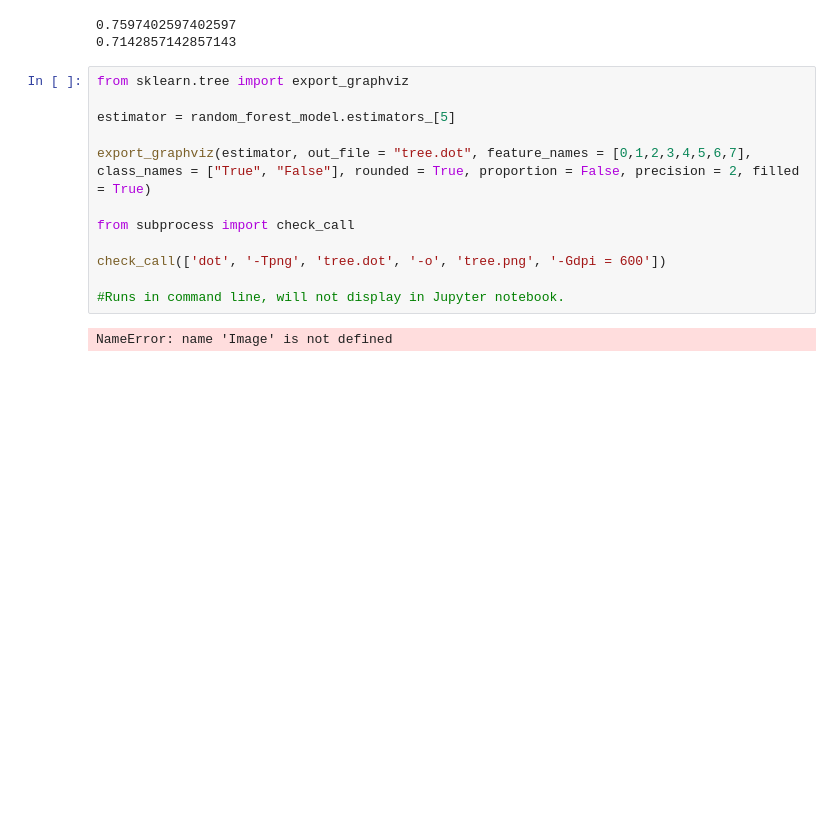
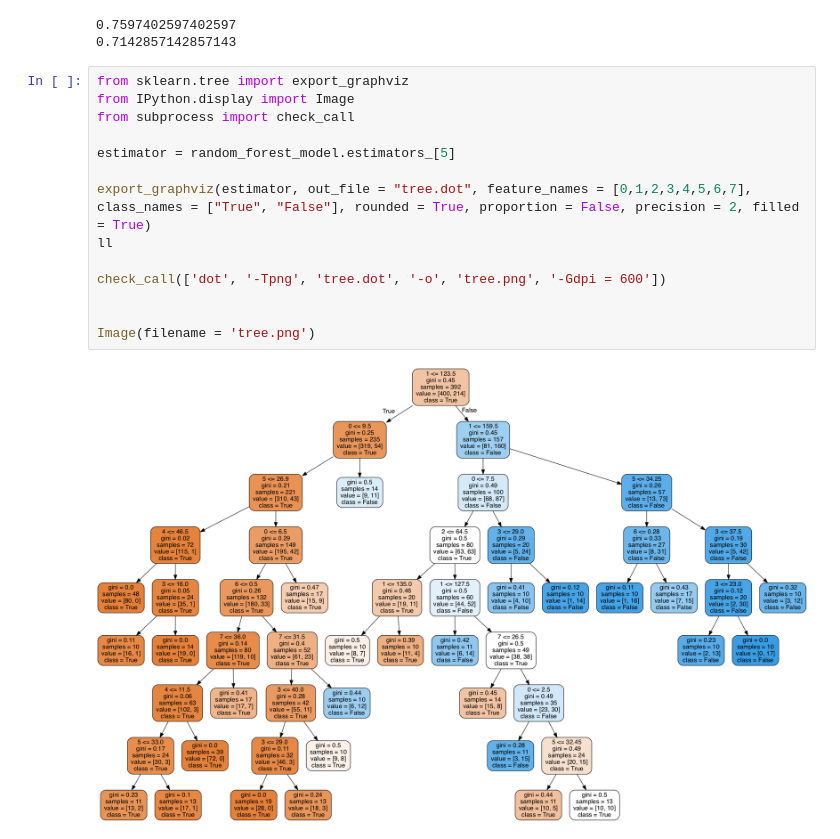
Before and after one commit to AI4PH/Predeparture, a Jupyter notebook: assignment2/Assign2_RachelRalph.ipynb, the cells around one changed output. Cells and saved outputs as stored; diff of their text form; blank space fills up the shorter version.

```diff
--- a/assignment2/Assign2_RachelRalph.ipynb
+++ b/assignment2/Assign2_RachelRalph.ipynb
@@ -59,15 +59,17 @@ print(accuracy_2)
 0.7142857142857143
 # %%
 from sklearn.tree import export_graphviz
+from IPython.display import Image
+from subprocess import check_call
 
 estimator = random_forest_model.estimators_[5]
 
 export_graphviz(estimator, out_file = "tree.dot", feature_names = [0,1,2,3,4,5,6,7], class_names = ["True", "False"], rounded = True, proportion = False, precision = 2, filled = True)
-
-from subprocess import check_call
+ll
 
 check_call(['dot', '-Tpng', 'tree.dot', '-o', 'tree.png', '-Gdpi = 600'])
 
-#Runs in command line, will not display in Jupyter notebook.
+
+Image(filename = 'tree.png')
 # %% [output]
-NameError: name 'Image' is not defined
+[figure, added]
```
Also changed, not shown: 1 other file.
